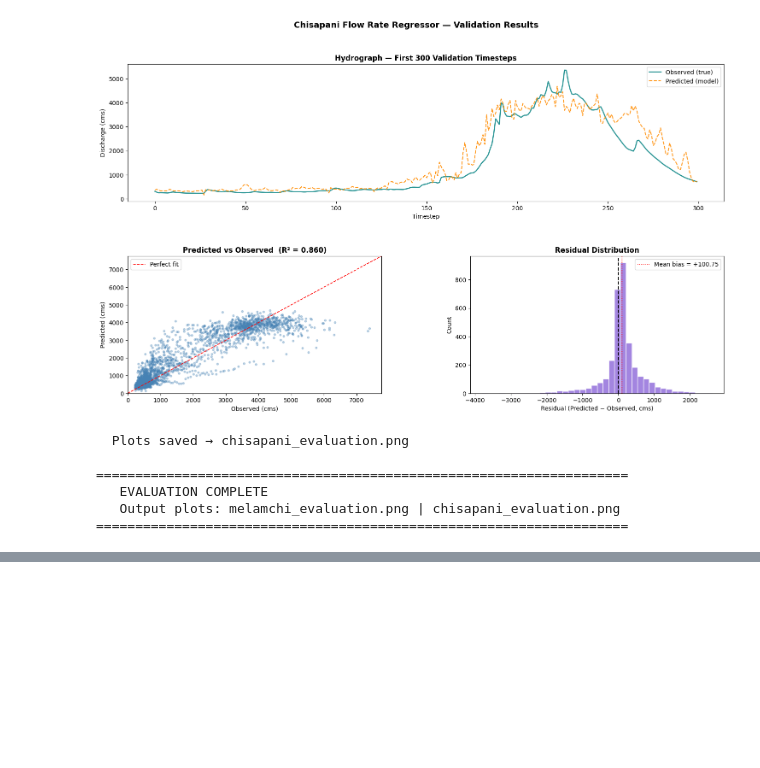
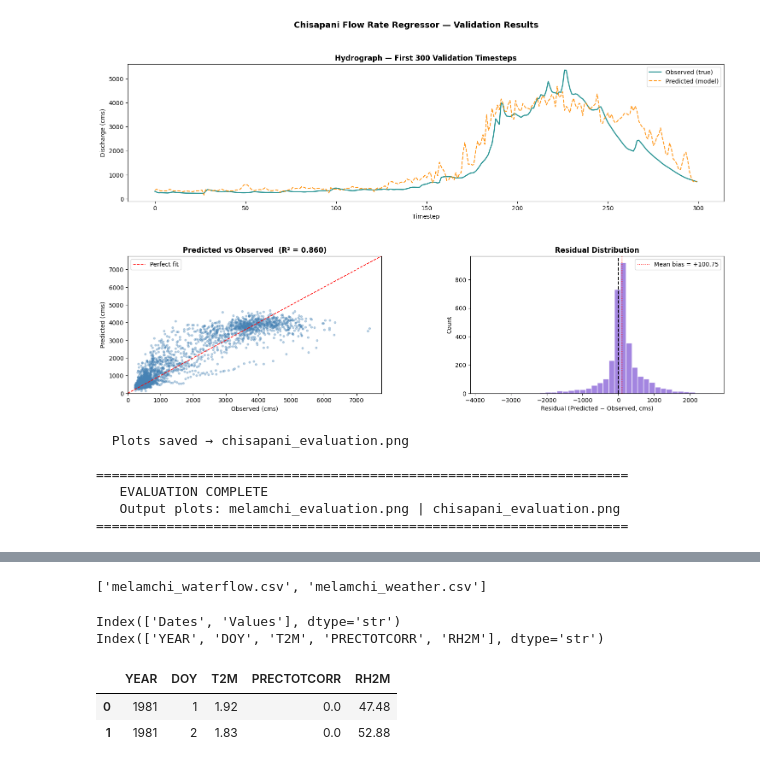
Before and after one commit to Beelzebubo/AquaGaurd, a Jupyter notebook: main.ipynb, the cells around one changed output, grey strips where cells are left out. Saved outputs shown, nothing was run; the diff lists cells and outputs as text; code cells hidden in the pictures; blank space fills up the shorter version.

```diff
--- a/main.ipynb
+++ b/main.ipynb
@@ -747,0 +767,20 @@ if __name__ == "__main__":
+# %%
+os.listdir("Datasets")
+# %% [output]
+['melamchi_waterflow.csv', 'melamchi_weather.csv']
+# %%
+water_df = pd.read_csv("Datasets/melamchi_waterflow.csv")
+weather_df = pd.read_csv("Datasets/melamchi_weather.csv")
+# %%
+print(water_df.columns)
+print(weather_df.columns)
+# %% [output]
+Index(['Dates', 'Values'], dtype='str')
+Index(['YEAR', 'DOY', 'T2M', 'PRECTOTCORR', 'RH2M'], dtype='str')
+# %%
+water_df.head(2)
+weather_df.head(2)
+# %% [output]
+|  | YEAR | DOY | T2M | PRECTOTCORR | RH2M |
+| 0 | 1981 | 1 | 1.92 | 0.0 | 47.48 |
+| 1 | 1981 | 2 | 1.83 | 0.0 | 52.88 |
```
Also changed, not shown: parts of 2 cells of this notebook, 20 other files.
